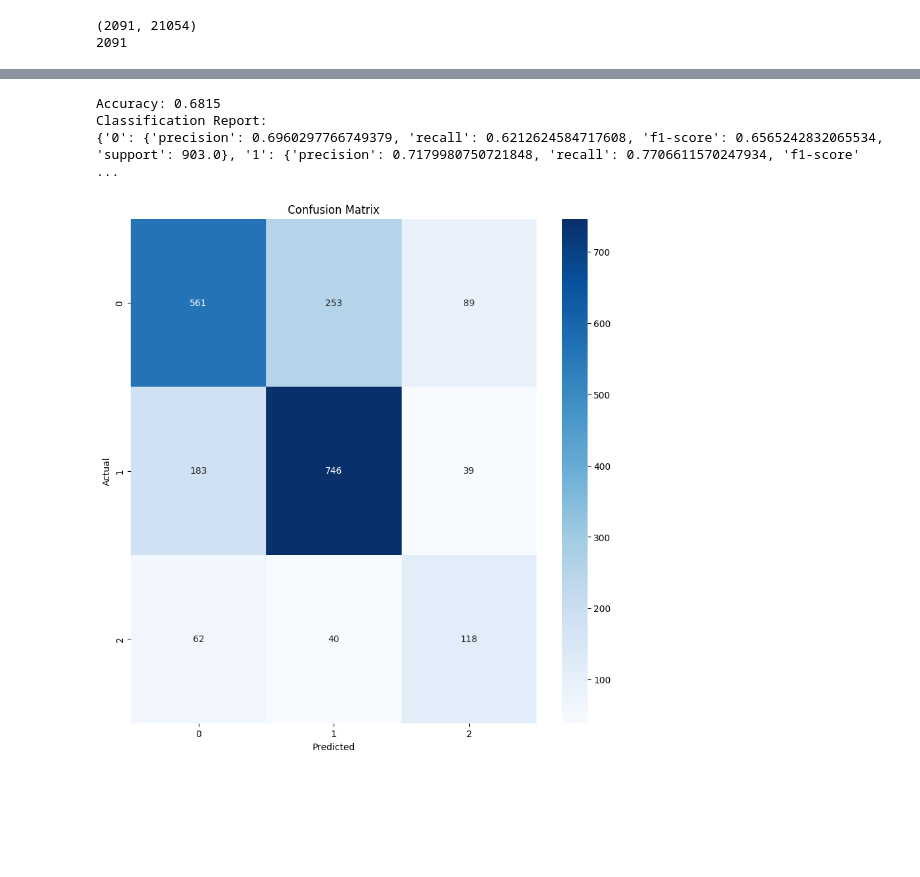
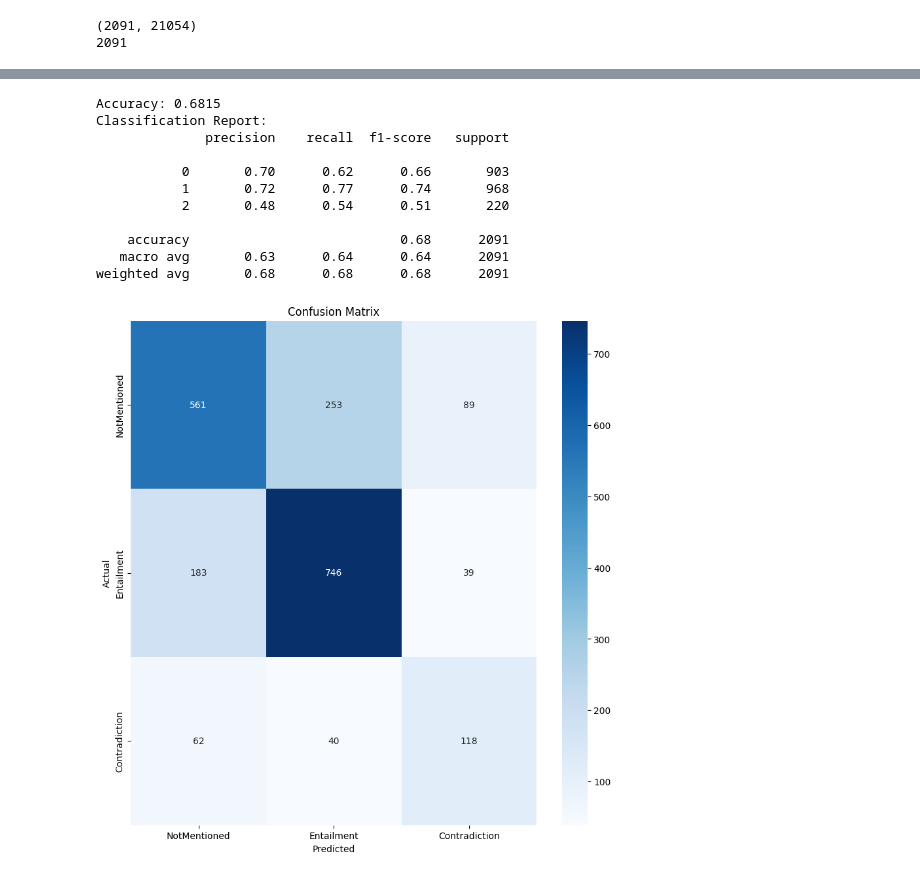
Before and after one commit to Sushrut-naik/Contract-NLI, a Jupyter notebook: baselines/doc_tf_idf_svm.ipynb, the cells around one changed output, grey strips where cells are left out. Saved outputs shown, nothing was run; the diff lists cells and outputs as text; code cells hidden in the pictures; blank space fills up the shorter version.

```diff
--- a/baselines/doc_tf_idf_svm.ipynb
+++ b/baselines/doc_tf_idf_svm.ipynb
@@ -110,34 +107,42 @@ from sklearn.metrics import confusion_matrix
 import seaborn as sns
 import matplotlib.pyplot as plt
 from sklearn.metrics import classification_report
 
 # Calculate and print the accuracy
 accuracy = model.score(X_dev, Y_dev)
 print(f'Accuracy: {accuracy:.4f}')
 
 # Make predictions on the validation set
 Y_pred = model.predict(X_dev)
 
 # Generate a classification report
-report = classification_report(Y_dev, Y_pred, output_dict=True)
+report = classification_report(Y_dev, Y_pred)
 print("Classification Report:")
 print(report)
 
 # Generate a confusion matrix
 cm = confusion_matrix(Y_dev, Y_pred)
 
 # Plotting the confusion matrix
 plt.figure(figsize=(10, 10))
-sns.heatmap(cm, annot=True, fmt='d', cmap='Blues')
+sns.heatmap(cm, annot=True, fmt='d', cmap='Blues', xticklabels=['NotMentioned', 'Entailment', 'Contradiction'], yticklabels=['NotMentioned', 'Entailment', 'Contradiction'])
 plt.xlabel('Predicted')
 plt.ylabel('Actual')
 plt.title('Confusion Matrix')
 plt.show()  # Display the plot
 
 # Optionally, save the confusion matrix plot
 # plt.savefig('doc_tf-idf_svm.png')
 # %% [output]
 Accuracy: 0.6815
 Classification Report:
-{'0': {'precision': 0.6960297766749379, 'recall': 0.6212624584717608, 'f1-score': 0.6565242832065534, 'support': 903.0}, '1': {'precision': 0.7179980750721848, 'recall': 0.7706611570247934, 'f1-score' ...
+              precision    recall  f1-score   support
+
+           0       0.70      0.62      0.66       903
+           1       0.72      0.77      0.74       968
+           2       0.48      0.54      0.51       220
+
+    accuracy                           0.68      2091
+   macro avg       0.63      0.64      0.64      2091
+weighted avg       0.68      0.68      0.68      2091
-[figure, old version]
+[figure, new version]
```
Also changed, not shown: parts of 1 cell of this notebook.
